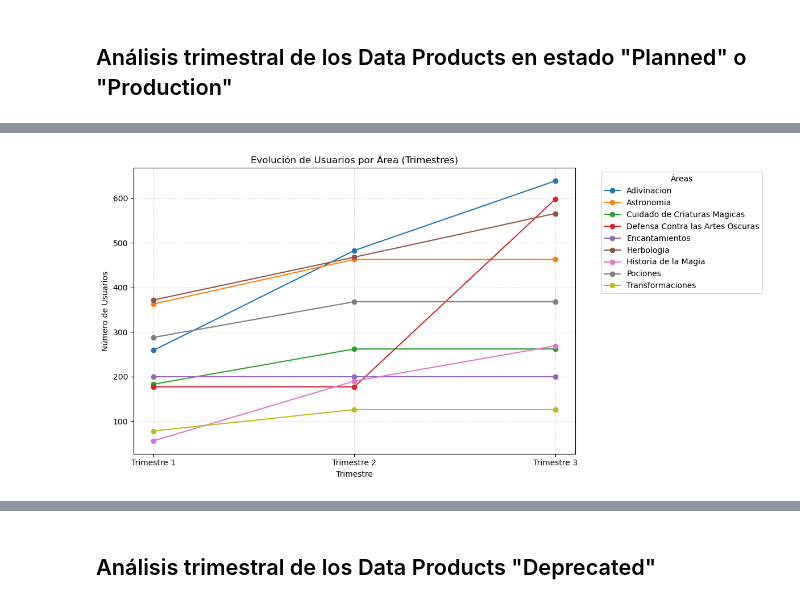
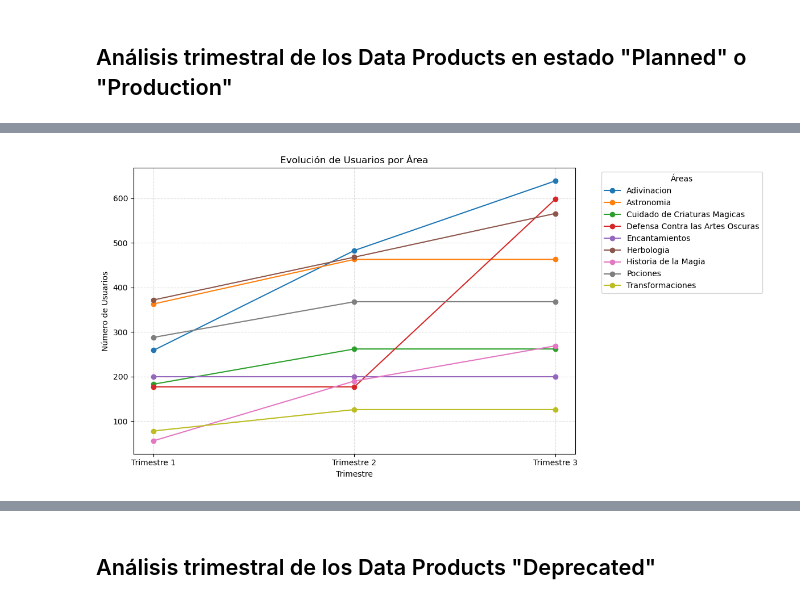
Before and after one commit to marquito3012/Master, a Jupyter notebook: Programación y entorno de trabajo para la IA/actividad1/actividad1.ipynb, the cells around one changed output, grey strips where cells are left out. Saved outputs shown, nothing was run; the diff lists cells and outputs as text; code cells hidden in the pictures.

```diff
--- a/Programación y entorno de trabajo para la IA/actividad1/actividad1.ipynb
+++ b/Programación y entorno de trabajo para la IA/actividad1/actividad1.ipynb
@@ -520,25 +537,25 @@ plt.show()
 # %%
 trimestres_usuarios_por_area = pd.DataFrame({
     'Trimestre 1': trimestre1_planned_o_production_usuarios_por_area,
     'Trimestre 2': trimestre2_planned_o_production_usuarios_por_area,
     'Trimestre 3': trimestre3_planned_o_production_usuarios_por_area
 })
 
 trimestres_usuarios_por_area.sort_index()
 
 colors = plt.cm.tab10(range(len(trimestres_usuarios_por_area.index)))
 
 plt.figure(figsize=(12, 6))
 
 for area, color in zip(trimestres_usuarios_por_area.index, colors):
     plt.plot(trimestres_usuarios_por_area.columns, trimestres_usuarios_por_area.loc[area], marker='o', label=area, color=color)
 
-plt.title('Evolución de Usuarios por Área (Trimestres)')
+plt.title('Evolución de Usuarios por Área')
 plt.xlabel('Trimestre')
 plt.ylabel('Número de Usuarios')
 plt.grid(True, linestyle='--', alpha=0.4)
 plt.legend(title="Áreas", bbox_to_anchor=(1.05, 1), loc='upper left')
 plt.tight_layout()
 plt.show()
 # %% [output]
-[figure, old version]
+[figure, new version]
```
Also changed, not shown: parts of 3 cells of this notebook.
